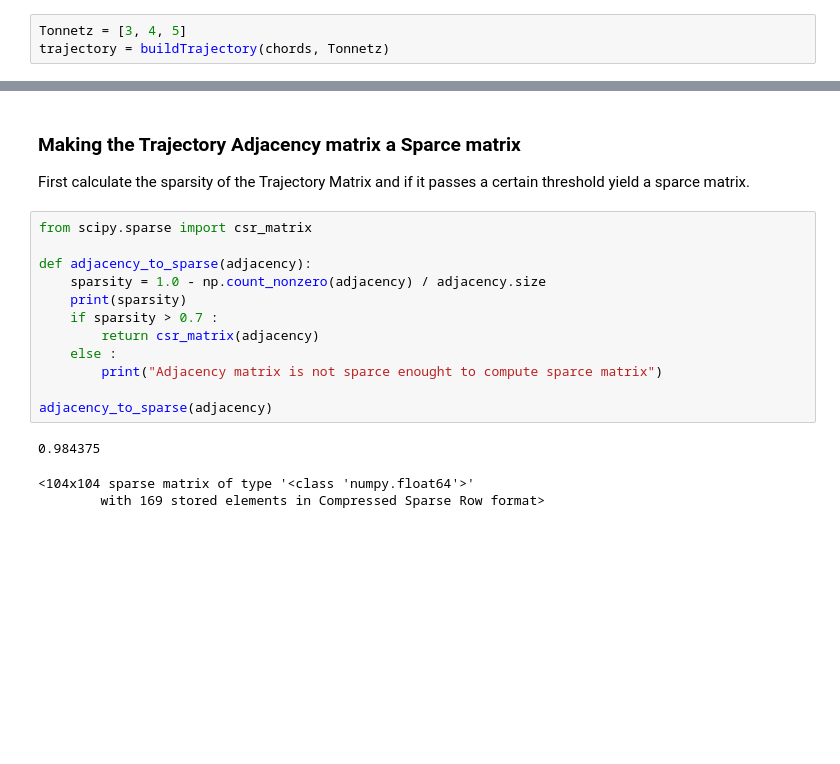
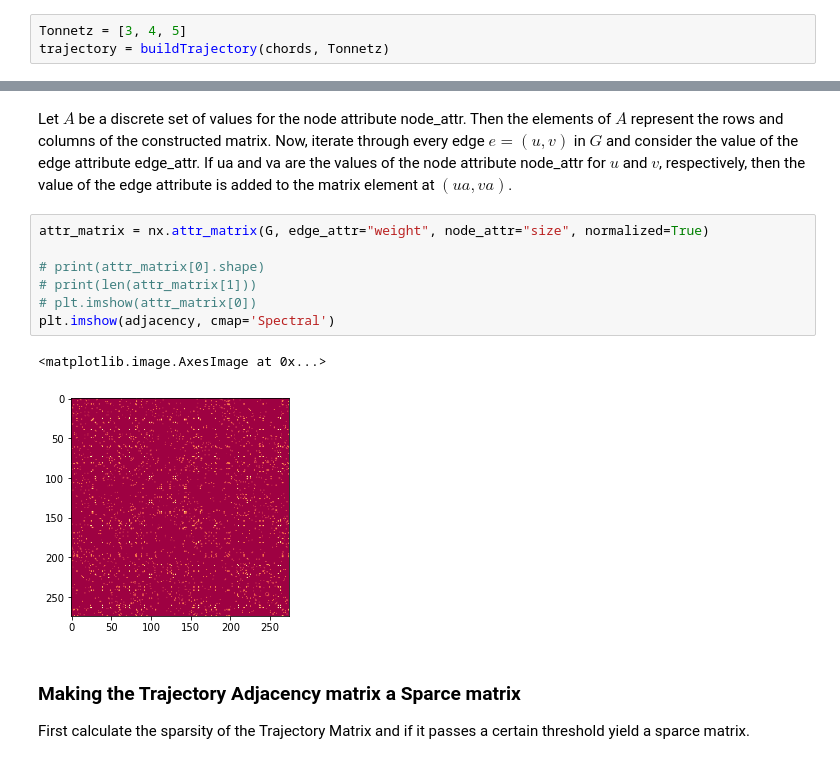
Before and after one commit to melkisedeath/Music-Structure-Segmentation, a Jupyter notebook: jupyter/Trajectory.ipynb, the cells around one changed output, grey strips where cells are left out. Drawn from its saved outputs; the diff is of its cells as text; blank space fills up the shorter version.

```diff
--- a/jupyter/Trajectory.ipynb
+++ b/jupyter/Trajectory.ipynb
@@ -115,20 +181,16 @@ nx.draw(graph)
+# %% [markdown]
+Let $A$ be a discrete set of values for the node attribute node_attr. Then the elements of $A$ represent the rows and columns of the constructed matrix. Now, iterate through every edge $e=(u,v)$ in $G$ and consider the value of the edge attribute edge_attr. If ua and va are the values of the node attribute node_attr for $u$ and $v$, respectively, then the value of the edge attribute is added to the matrix element at $(ua, va)$.
+# %%
+attr_matrix = nx.attr_matrix(G, edge_attr="weight", node_attr="size", normalized=True)
+
+# print(attr_matrix[0].shape)
+# print(len(attr_matrix[1]))
+# plt.imshow(attr_matrix[0])
+plt.imshow(adjacency, cmap='Spectral')
+# %% [output]
+<matplotlib.image.AxesImage at 0x...>
+[figure, added]
 # %% [markdown]
 ### Making the Trajectory Adjacency matrix a Sparce matrix
 
 First calculate the sparsity of the Trajectory Matrix and if it passes a certain threshold yield a sparce matrix.
-# %%
-from scipy.sparse import csr_matrix
-
-def adjacency_to_sparse(adjacency):
-    sparsity = 1.0 - np.count_nonzero(adjacency) / adjacency.size
-    print(sparsity)
-    if sparsity > 0.7 :
-        return csr_matrix(adjacency)
-    else :
-        print("Adjacency matrix is not sparce enought to compute sparce matrix")
-
-adjacency_to_sparse(adjacency)
-# %% [output]
-0.984375
-<104x104 sparse matrix of type '<class 'numpy.float64'>'
-        with 169 stored elements in Compressed Sparse Row format>
```
Also changed, not shown: parts of 13 cells of this notebook, 4 other files.
